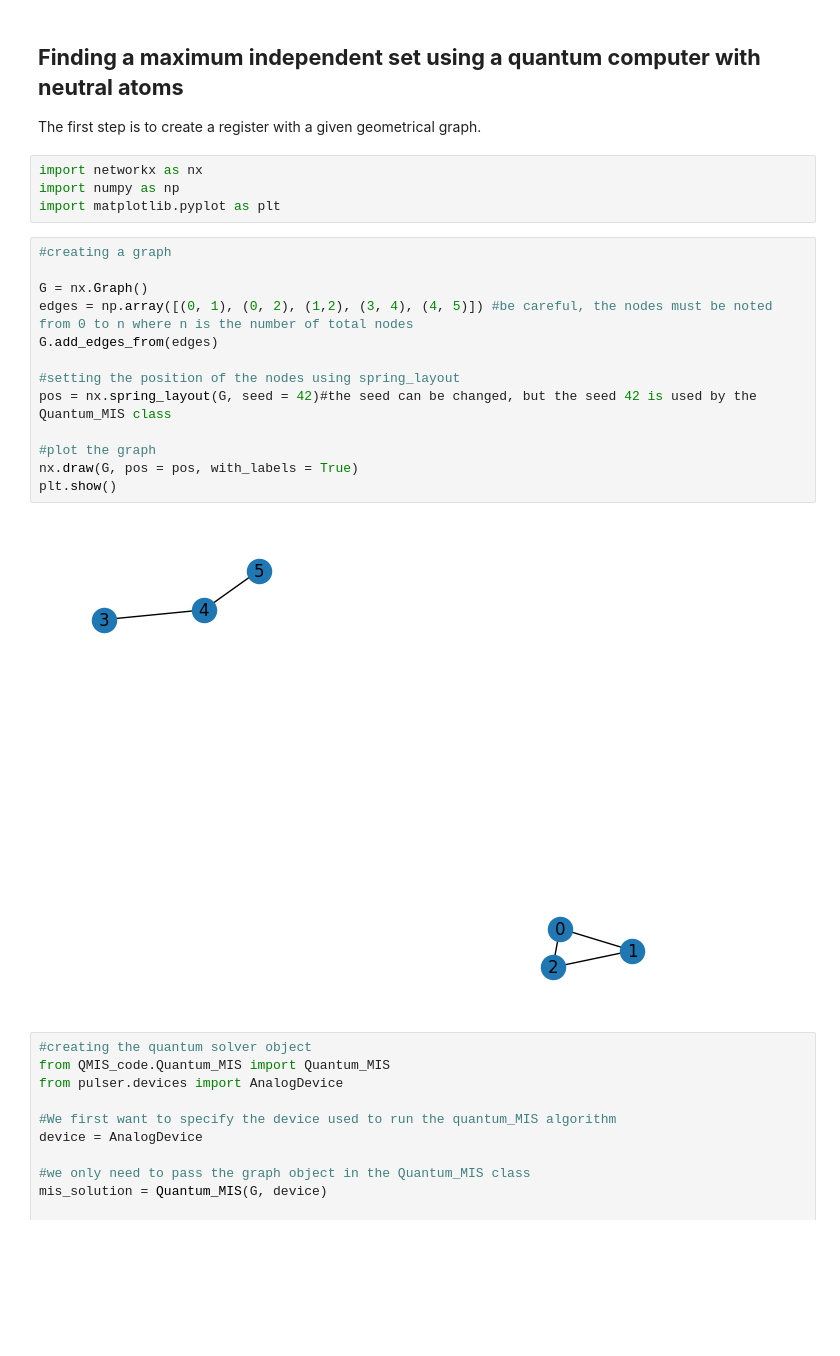
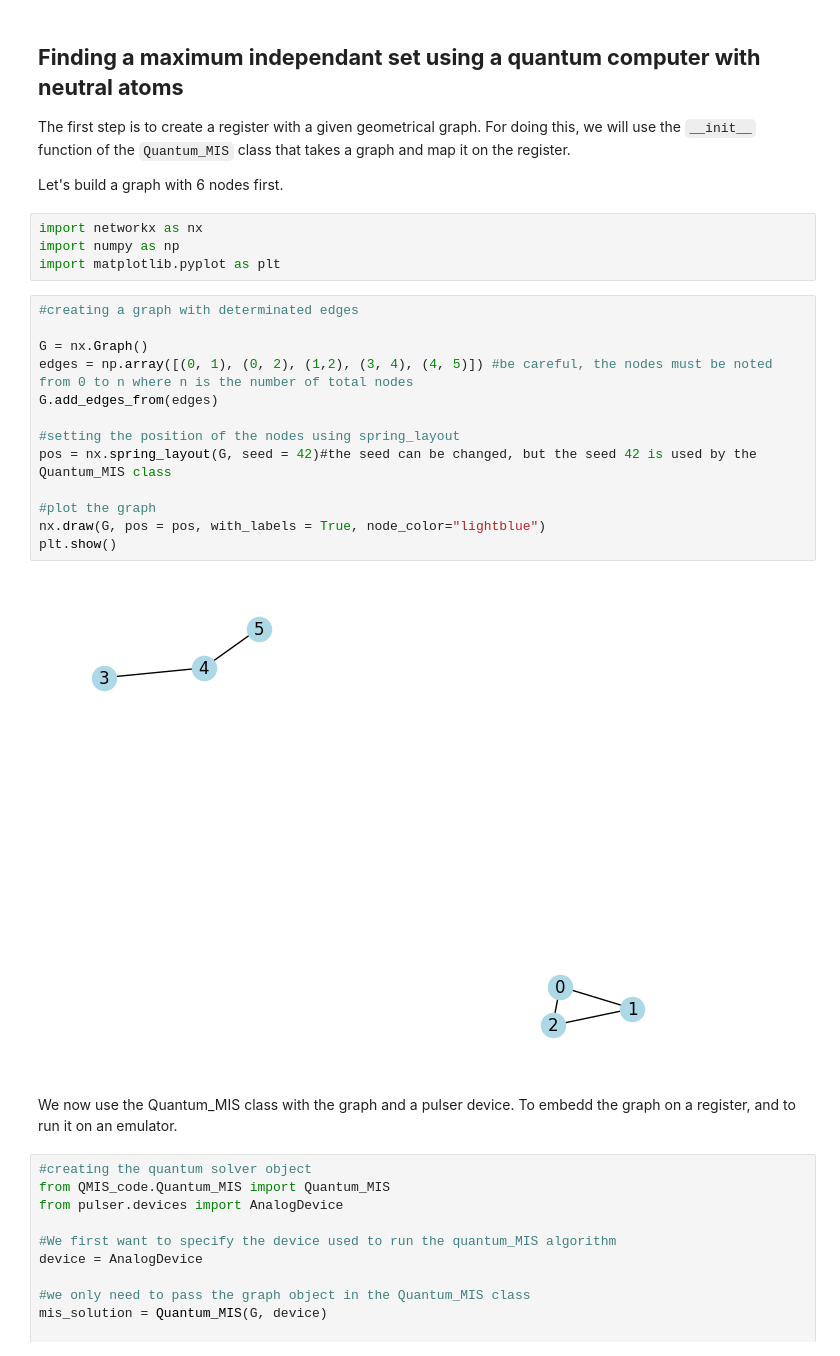
Before and after one commit to inking02/ReQpex, a Jupyter notebook: tutorial.ipynb, the cells around one changed output. Cells and saved outputs as stored; diff of their text form; blank space fills up the shorter version.

```diff
--- a/tutorial.ipynb
+++ b/tutorial.ipynb
@@ -1,26 +1,30 @@
 # %% [markdown]
-## **Finding a maximum independent set using a quantum computer with neutral atoms**
+## **Finding a maximum independant set using a quantum computer with neutral atoms**
 
-The first step is to create a register with a given geometrical graph.
+The first step is to create a register with a given geometrical graph. For doing this, we will use the `__init__` function of the `Quantum_MIS` class that takes a graph and map it on the register.
+
+Let's build a graph with 6 nodes first.
 # %%
 import networkx as nx
 import numpy as np
 import matplotlib.pyplot as plt
 # %%
-#creating a graph
+#creating a graph with determinated edges
 
 G = nx.Graph()
 edges = np.array([(0, 1), (0, 2), (1,2), (3, 4), (4, 5)]) #be careful, the nodes must be noted from 0 to n where n is the number of total nodes
 G.add_edges_from(edges)
 
 #setting the position of the nodes using spring_layout
 pos = nx.spring_layout(G, seed = 42)#the seed can be changed, but the seed 42 is used by the Quantum_MIS class
 
 #plot the graph
-nx.draw(G, pos = pos, with_labels = True)
+nx.draw(G, pos = pos, with_labels = True, node_color="lightblue")
 plt.show()
 # %% [output]
-[figure, old version]
+[figure, new version]
+# %% [markdown]
+We now use the Quantum_MIS class with the graph and a pulser device. To embedd the graph on a register, and to run it on an emulator.
 # %%
 #creating the quantum solver object
 from QMIS_code.Quantum_MIS import Quantum_MIS
```
Also changed, not shown: parts of 20 cells of this notebook.
